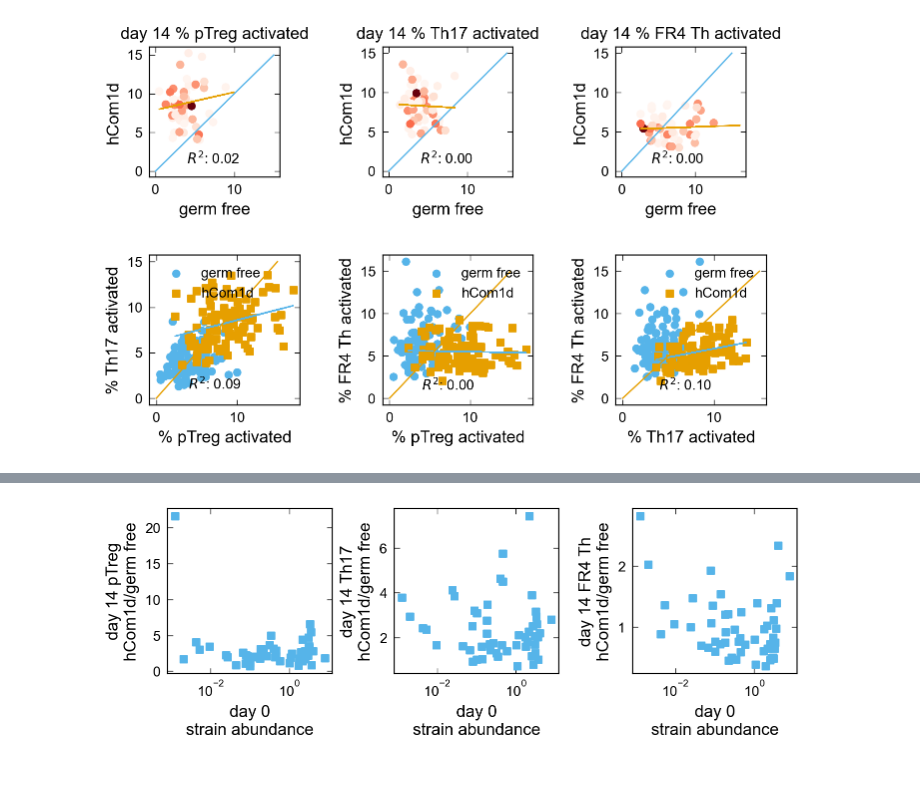
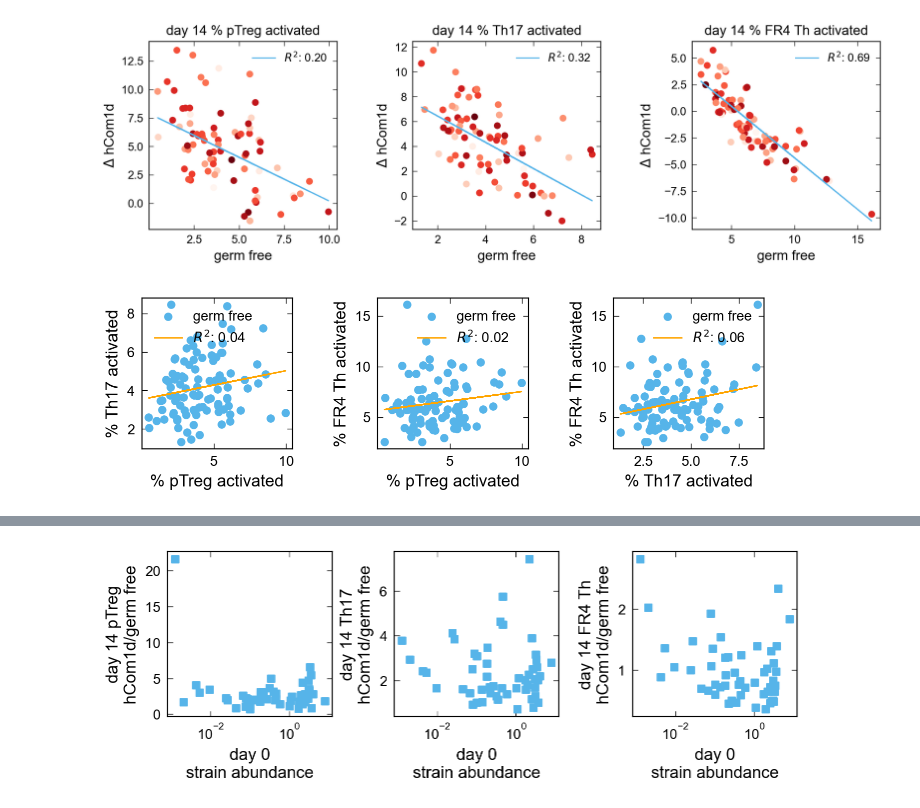
Before and after one commit to obinna-ukogu/gutimmune, a Jupyter notebook: analyze-data.ipynb, the cells around one changed output, grey strips where cells are left out. Drawn from its saved outputs; the diff is of its cells as text; code cells hidden in the pictures; blank space fills up the shorter version.

```diff
--- a/analyze-data.ipynb
+++ b/analyze-data.ipynb
@@ -110,2 +298,29 @@ for j, ax in enumerate(axs.flat):
 # %%
 # idea: highlight the relative abundance of the microbes. Signal might be clearer for more abundant microbes
+# %%
+# Plot figures
+fig, axs = plt.subplots(1, 3, figsize=(7.0, 2.0), sharex = False, constrained_layout=True)
+
+# labels =
+var_list = [['GF_pTreg_Average', 'hCom1d_pTreg_Average'],
+                      ['GF_Th17_Average', 'hCom1d_Th17_Average'],
+                      ['GF_FR4_Th_Average', 'hCom1d_FR4_Th_Average']]
+
+for i, var in enumerate(var_list):
+    axs[i].hist(full_data[var[0]], bins = 20, histtype = 'step',label = 'GF');
+    axs[i].hist(full_data[var[1]], bins = 20, histtype = 'step',label = 'hCom1d');
+    axs[i].axvline(x = np.mean(full_data[var[0]]), color = 'blue')
+    axs[i].axvline(x = np.mean(full_data[var[1]]), color = 'red')
+
+    if i == (len(var_list) - 1):
+        axs[i].legend(bbox_to_anchor=(1.05, 1.0), fontsize=9, framealpha=0)
+
+    axs[i].set_xlabel(['% pTreg activated', '% Th17 activated', '% FR4 Th activated'][i], fontsize = 12)
+    axs[i].set_ylabel('frequency', fontsize = 12)
+
+    axs[i].set_box_aspect(1)
+    axs[i].minorticks_off()
+    axs[i].tick_params(axis='both', which='major', labelsize=10)
+    axs[i].xaxis.set_tick_params(labeltop=False)
+
+# plt.savefig('_figs/fig5_'+comment+'-perf_perturb_design'+'.pdf', format="pdf", transparent=True, dpi=300)
@@ -112,47 +329,47 @@ for j, ax in enumerate(axs.flat):
 # %%
 # Plot figures
 coverage_variables = ['GF_pTreg_Average', 'hCom1d_pTreg_Average',
                       'GF_Th17_Average', 'hCom1d_Th17_Average',
                       'GF_FR4_Th_Average', 'hCom1d_FR4_Th_Average']
 
-fig, axs = plt.subplots(1, 3, figsize=(7.0, 2.0), sharex = False, constrained_layout=True)
+fig, axs = plt.subplots(1, 3, figsize=(10.0, 3.0), sharex = False, constrained_layout=True)
 
 for i, ax in enumerate(axs):
 
     ax.scatter(full_data[coverage_variables[2*i]],
-               full_data[coverage_variables[2*i + 1]],
-               c = full_data['day0_abundance'],
-               cmap = 'Reds')
-    ax.plot([0, 15], [0,15])
+               full_data[coverage_variables[2*i + 1]] - full_data[coverage_variables[2*i]],
+                c = full_data['day14_abundance'],
+               cmap = 'Reds', norm = mpl.colors.LogNorm())
+    #ax.plot([0, 15], [0,15])
 
-    m, b, r_value, p_value, std_err = scipy.stats.linregress(full_data[coverage_variables[2*i]], full_data[coverage_variables[2*i + 1]])
+    m, b, r_value, p_value, std_err = scipy.stats.linregress(full_data[coverage_variables[2*i]], full_data[coverage_variables[2*i + 1]] - full_data[coverage_variables[2*i]])
     ax.plot(full_data[coverage_variables[2*i]],
-            m*full_data[coverage_variables[2*i]] + b)
-    ax.annotate(r'$R^2$: ' + str("{:.2f}".format(r_value**2)), xy=(4,1))
+            m*full_data[coverage_variables[2*i]] + b, label = r'$R^2$: ' + str("{:.2f}".format(r_value**2)))
 
 for j, ax in enumerate(axs.flat):
+    ax.legend()
     # ax.semilogx()
     # ax.semilogy()
     ax.set_xlabel('germ free', fontsize = 12)
-    ax.set_ylabel('hCom1d', fontsize = 12)
+    ax.set_ylabel(r'$\Delta$ hCom1d', fontsize = 12)
     ax.set_title('day 14 '+['% pTreg activated', '% Th17 activated', '% FR4 Th activated'][j], fontsize = 12)
     ax.set_box_aspect(1)
     ax.minorticks_off()
     ax.tick_params(axis='both', which='major', labelsize=10)
     ax.xaxis.set_tick_params(labeltop=False)
 
 # plt.savefig('_figs/fig5_'+comment+'-perf_perturb_design'+'.pdf', format="pdf", transparent=True, dpi=300)
 # %% [output]
-[figure, old version]
+[figure, new version]
 # %%
 # Plot figures
 coverage_variables = ['GF_pTreg_Average', 'hCom1d_pTreg_Average',
                       'GF_Th17_Average', 'hCom1d_Th17_Average',
                       'GF_FR4_Th_Average', 'hCom1d_FR4_Th_Average']
 labels = [['% pTreg activated', '% Th17 activated'], ['% pTreg activated', '% FR4 Th activated'], ['% Th17 activated', '% FR4 Th activated']]
-var_list = [[coverage_variables[1], coverage_variables[3]],
-            [coverage_variables[1], coverage_variables[5]],
-            [coverage_variables[3], coverage_variables[5]]]
+var_list = [[coverage_variables[0], coverage_variables[2]],
+            [coverage_variables[0], coverage_variables[4]],
+            [coverage_variables[2], coverage_variables[4]]]
 
 fig, axs = plt.subplots(1, 3, figsize=(7.0, 2.0), sharex = False, constrained_layout=True)
 
@@ -160,18 +377,13 @@ axs[0].scatter(full_data[coverage_variables[0]], full_data[coverage_variables[2]
 axs[1].scatter(full_data[coverage_variables[0]], full_data[coverage_variables[4]], marker = 'o', label = 'germ free')
 axs[2].scatter(full_data[coverage_variables[2]], full_data[coverage_variables[4]], marker = 'o', label = 'germ free')
 
-axs[0].scatter(full_data[coverage_variables[1]], full_data[coverage_variables[3]], marker = 's', label = 'hCom1d')
-axs[1].scatter(full_data[coverage_variables[1]], full_data[coverage_variables[5]], marker = 's', label = 'hCom1d')
-axs[2].scatter(full_data[coverage_variables[3]], full_data[coverage_variables[5]], marker = 's', label = 'hCom1d')
-
 for i, u in enumerate(var_list):
     m, b, r_value, p_value, std_err = scipy.stats.linregress(full_data[u[0]], full_data[u[1]])
-    axs[i].plot(full_data[u[0]], m*full_data[u[0]] + b)
-    axs[i].annotate(r'$R^2$: ' + str("{:.2f}".format(r_value**2)), xy=(4,1))
+    axs[i].plot(full_data[u[0]], m*full_data[u[0]] + b, color = 'orange', label = r'$R^2$: ' + str("{:.2f}".format(r_value**2)))
 
 for j, ax in enumerate(axs.flat):
     ax.legend()
-    ax.plot([0, 15], [0,15])
+    # ax.plot([0, 15], [0,15])
     # ax.semilogx()
     # ax.semilogy()
     ax.set_xlabel(labels[j][0], fontsize = 12)
@@ -184,4 +396,4 @@ for j, ax in enumerate(axs.flat):
 
 # plt.savefig('_figs/fig5_'+comment+'-perf_perturb_design'+'.pdf', format="pdf", transparent=True, dpi=300)
 # %% [output]
-[figure, old version]
+[figure, new version]
```
Also changed, not shown: parts of 25 cells of this notebook, 11 other files.
